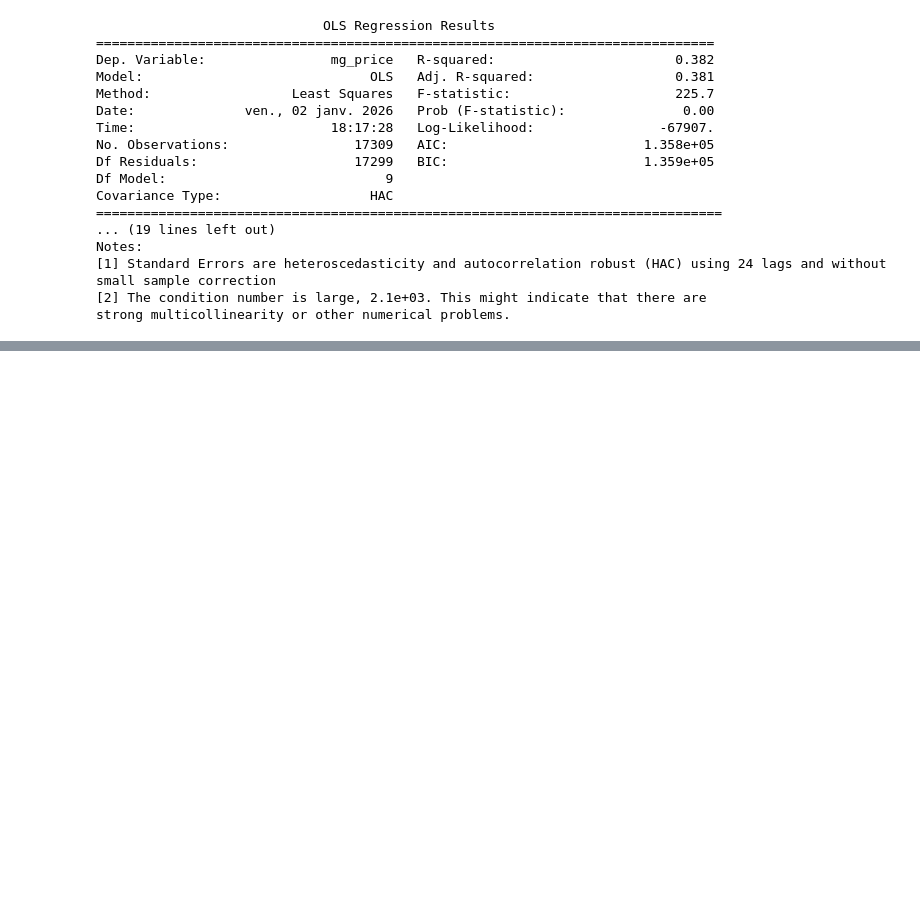
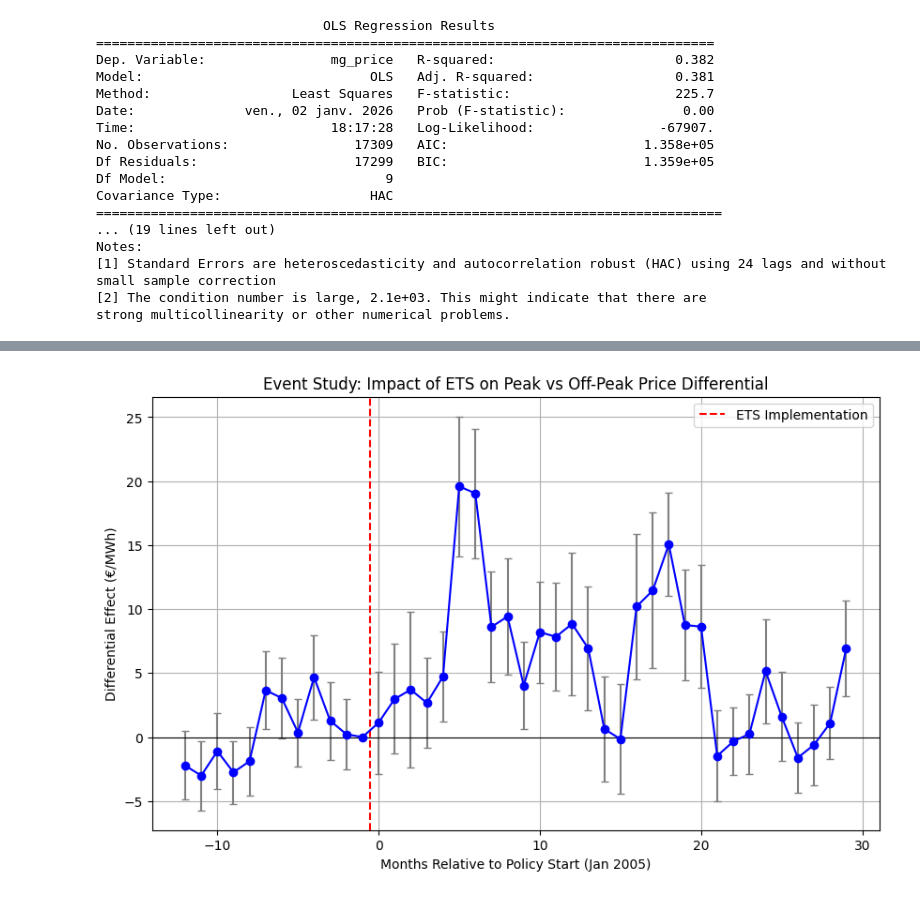
Before and after one commit to svenhominal/MGT-494_Project, a Jupyter notebook: did.ipynb, the cells around one changed output, grey strips where cells are left out. Cells and saved outputs as stored; diff of their text form; code cells hidden in the pictures; blank space fills up the shorter version.

```diff
--- a/did.ipynb
+++ b/did.ipynb
@@ -117,0 +119,69 @@ plt.show()
+# %%
+import pandas as pd
+import statsmodels.formula.api as smf
+import matplotlib.pyplot as plt
+
+# 1. Load and Prepare Data
+df = pd.read_stata(r"Initial code\stata_data\data_regressions_passthrough.dta")
+df['date'] = pd.to_datetime(df[['year', 'month', 'day', 'hour']])
+
+# Create a time index (months relative to Jan 2005)
+# Jan 2005 becomes index 0; Dec 2004 becomes -1
+df['time_idx'] = (df['year'] - 2005) * 12 + (df['month'] - 1)
+
+# Ensure 'peak' is treated as a categorical/integer variable
+df['peak'] = df['peak'].astype(int)
+
+# 2. Define the Event Study Regression
+# We interact C(time_idx) with C(peak).
+# We set reference=-1 (Dec 2004) so all coefficients are relative to the month before policy.
+# 'windx' is the wind variable in your dataset.
+formula = """
+    mg_price ~ C(time_idx, Treatment(reference=-1)) * C(peak) +
+               coal + gas + brent +
+               windx + temp + humid +
+               C(day) + C(hour)
+"""
+
+# 3. Run Regression with HAC Standard Errors (Newey-West, lags=24)
+model = smf.ols(formula, data=df)
+results = model.fit(cov_type='HAC', cov_kwds={'maxlags': 24})
+
+# 4. Extract and Plot Coefficients
+# (Logic to filter parameters starting with 'C(time_idx' and ending in ':C(peak)[T.1]')
+params = results.params
+conf_int = results.conf_int()
+
+# Filter for the interaction terms of interest
+coeffs = []
+indices = []
+errors = []
+
+# Loop through time indices to extract matching params
+for t in sorted(df['time_idx'].unique()):
+    if t == -1:
+        indices.append(t); coeffs.append(0); errors.append(0)
+        continue
+
+    # Construct the parameter name statsmodels uses
+    key = f"C(time_idx, Treatment(reference=-1))[T.{t}]:C(peak)[T.1]"
+
+    if key in params:
+        indices.append(t)
+        coeffs.append(params[key])
+        # Error for plotting (upper CI - mean)
+        errors.append(conf_int.loc[key][1] - params[key])
+
+# Plotting
+plt.figure(figsize=(10, 6))
+plt.errorbar(indices, coeffs, yerr=errors, fmt='-o', color='b', ecolor='gray', capsize=3)
+plt.axvline(x=-0.5, color='red', linestyle='--', label='ETS Implementation')
+plt.axhline(y=0, color='black', linewidth=0.8)
+plt.title('Event Study: Impact of ETS on Peak vs Off-Peak Price Differential')
+plt.xlabel('Months Relative to Policy Start (Jan 2005)')
+plt.ylabel('Differential Effect (€/MWh)')
+plt.grid()
+plt.legend()
+plt.savefig('event_study_plot.png')
+# %% [output]
+[figure, added]
```
Also changed, not shown: parts of 8 cells of this notebook, 8 other files.
